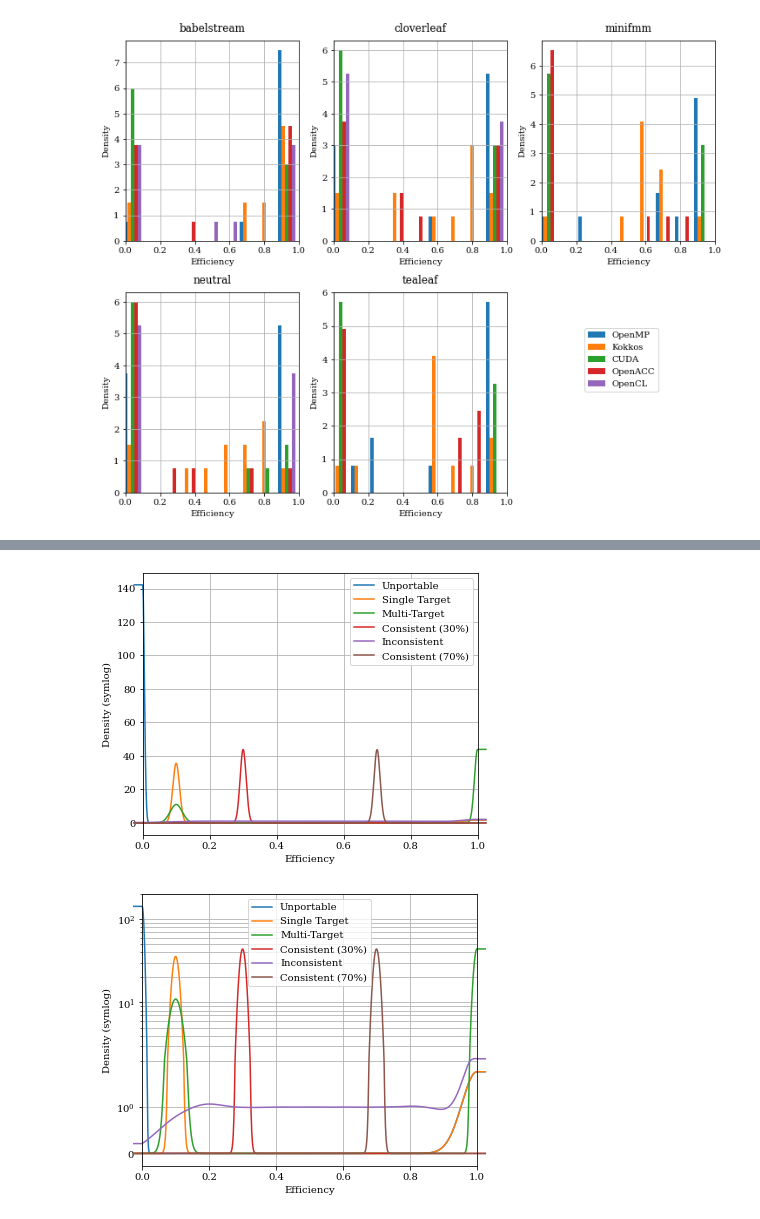
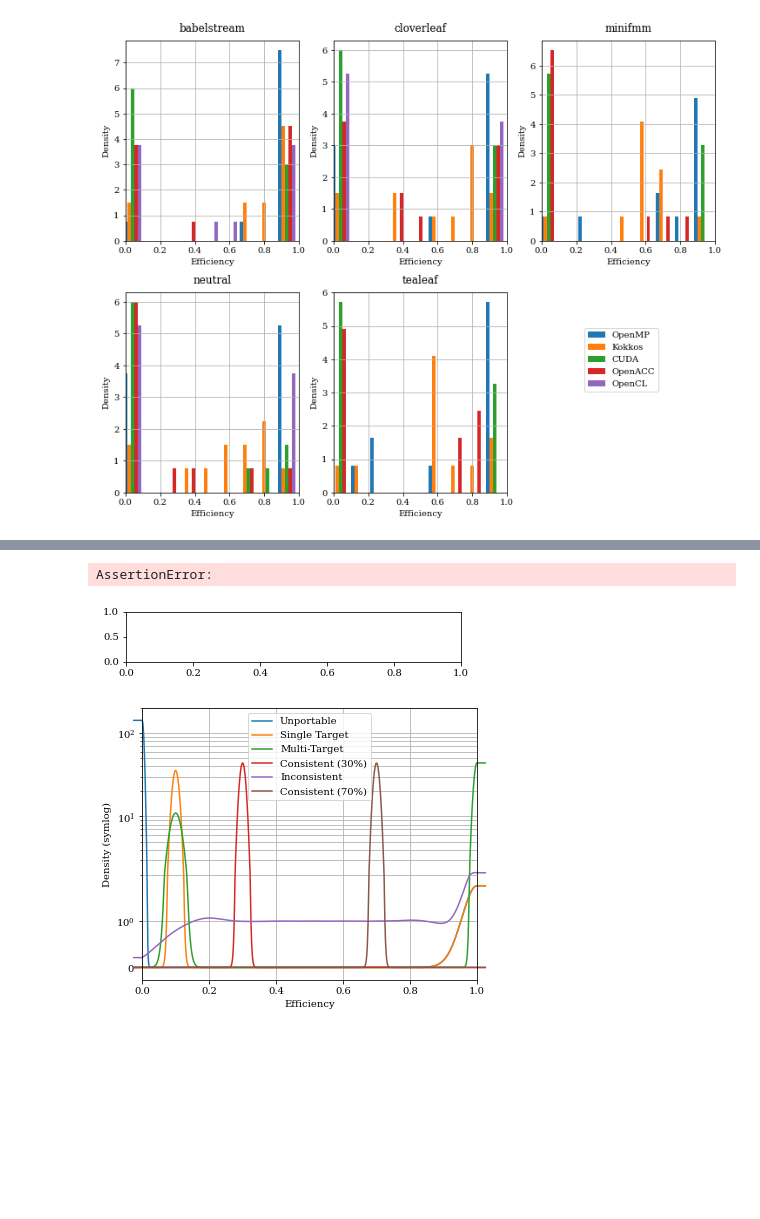
Before and after one commit to UoB-HPC/performance-portability, a Jupyter notebook: metrics/scripts/Adaptive Kernel Density Estimation.ipynb, the cells around one changed output, grey strips where cells are left out. Drawn from its saved outputs; the diff is of its cells as text; code cells hidden in the pictures; blank space fills up the shorter version.

Commit message:
Add bin plotting code to pp_util

```diff
--- a/metrics/scripts/Adaptive Kernel Density Estimation.ipynb
+++ b/metrics/scripts/Adaptive Kernel Density Estimation.ipynb
@@ -392,28 +310,12 @@ ValueError: x and y must have same first dimension, but have shapes (500,) and (
-# %%
-fig = plt.figure(figsize=(6, 5))
-for i, fi in enumerate(["synthetic.csv"]):
-    ax = fig.add_subplot(1,1,i+1)
-    app_eff = pp_util.read_effs(os.path.join(csv_root, fi))
-    for idx, (name, data) in enumerate(app_eff):
-        (apps, d) = zip(*data)
-        d= sorted(d)
-        l_akde = pp_util.akde(numpy.linspace(0,1,1000), d, 0.06)
-        fs = l_akde.pdf_refine(10)
-        extended_x = [-0.025] + list(l_akde.x) + [1.025]
-        extended_y = [fs[0]] + list(fs) + [fs[-1]]
-        name = name.replace(r"\%", "%")
-        h = ax.plot(extended_x,extended_y,label=name, color=qual_colormap(idx),clip_on=False)[0]
-   # plt.yscale('symlog', subsy=range(10))
-    plt.grid(True)
-    ax.set_aspect(0.005)
-    plt.xlim([0,1])
-    ax.yaxis.grid(True, which='minor')
-    ax.legend(loc='best')
-    plt.ylabel("Density (symlog)")
-    plt.xlabel("Efficiency")
-fig.savefig(f"../../images/akde_synthetic_linear.png", dpi=300, bbox_inches='tight')
-# %% [output]
-[figure, removed]
+# %%
+fig = plt.figure(figsize=(6, 5))
+for i, fi in enumerate(["synthetic.csv"]):
+    ax = fig.add_subplot(1,1,i+1)
+    pp_util.plot_pdf(ax, os.path.join(csv_root, fi), False, handles, symlog=False)
+fig.savefig(f"../../images/akde_synthetic_linear.png", dpi=300, bbox_inches='tight')
+# %% [output]
+AssertionError:
+[figure, added]
 # %%
 fig = plt.figure(figsize=(6, 5))
 for i, fi in enumerate(["synthetic.csv"]):
```
Also changed, not shown: parts of 7 cells of this notebook, 1 other file.
